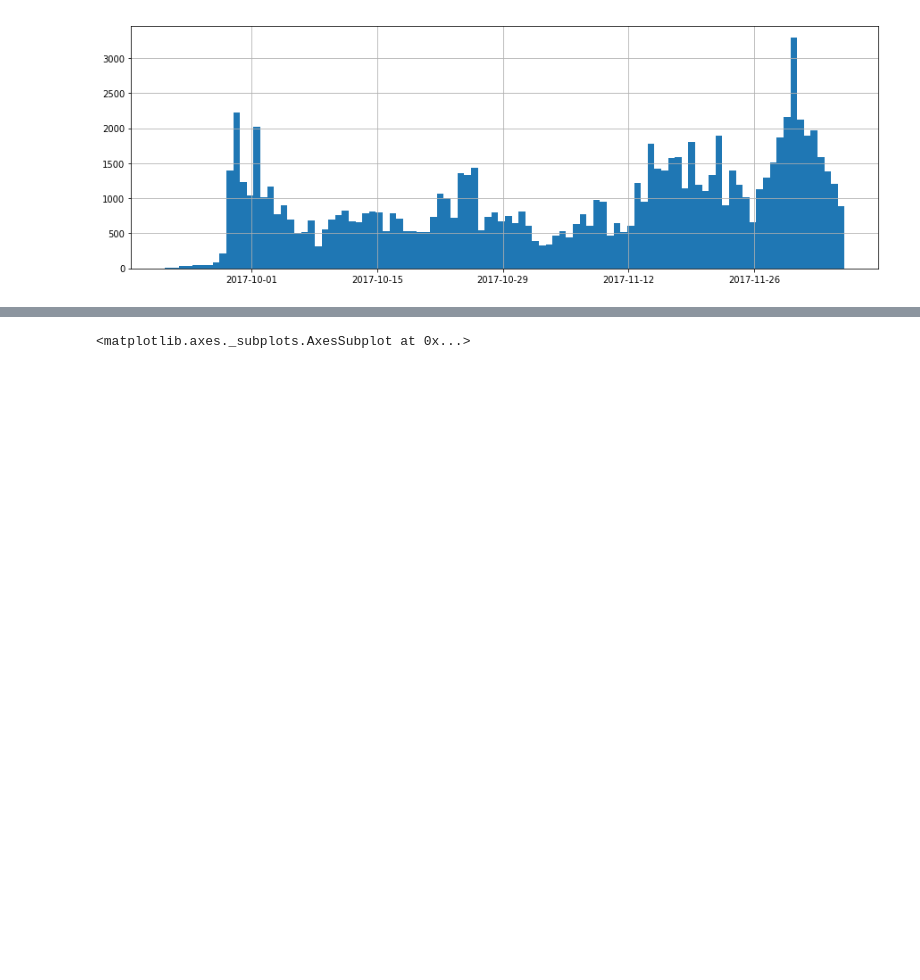
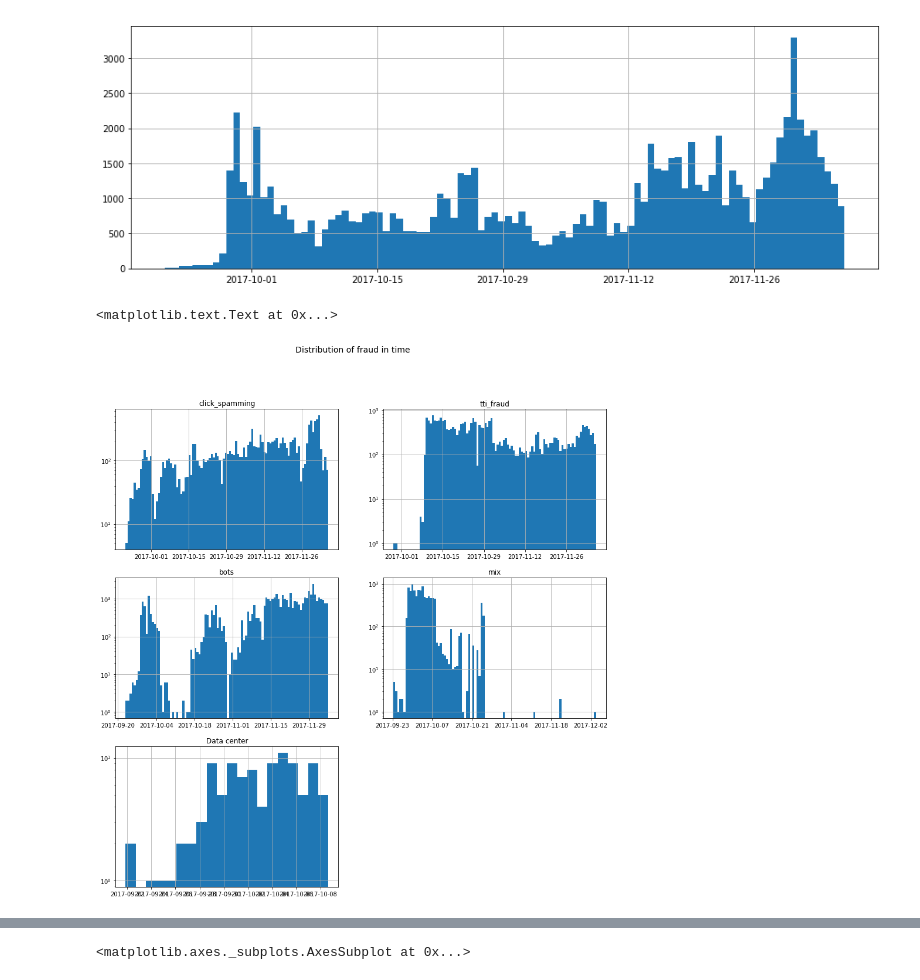
Before and after one commit to nazariinyzhnyk/mobile-ua-fraud-classification, a Jupyter notebook: EDA.ipynb, the cells around one changed output, grey strips where cells are left out. Cells and saved outputs as stored; diff of their text form; code cells hidden in the pictures; blank space fills up the shorter version.

Commit message:
Add distribution in time features

```diff
--- a/EDA.ipynb
+++ b/EDA.ipynb
@@ -312,3 +334,24 @@ data[data['is_fraud']]['attributed_touch_time'].hist(bins=100)
 # %% [output]
 <matplotlib.axes._subplots.AxesSubplot at 0x...>
 [figure]
+# %%
+fig, ax = plt.subplots(figsize=(15,15))
+fig.suptitle('Distribution of fraud in time', fontsize=14)
+plt.subplot(321)
+data[data['Fraud_reasons'] == 'click_spamming']['attributed_touch_time'].hist(bins=100, log = True)
+plt.gca().set_title('click_spamming')
+plt.subplot(322)
+data[data['Fraud_reasons'] == 'tti_fraud']['attributed_touch_time'].hist(bins=100, log = True)
+plt.gca().set_title('tti_fraud')
+plt.subplot(323)
+data[data['Fraud_reasons'] == 'bots']['attributed_touch_time'].hist(bins=100, log = True)
+plt.gca().set_title('bots')
+plt.subplot(324)
+data[data['Fraud_reasons'] == 'mix']['attributed_touch_time'].hist(bins=100, log = True)
+plt.gca().set_title('mix')
+plt.subplot(325)
+data[data['Fraud_reasons'] == 'Data center']['attributed_touch_time'].hist(bins=20, log = True)
+plt.gca().set_title('Data center')
+# %% [output]
+<matplotlib.text.Text at 0x...>
+[figure, added]
```
Also changed, not shown: parts of 7 cells of this notebook, 2 other files.
